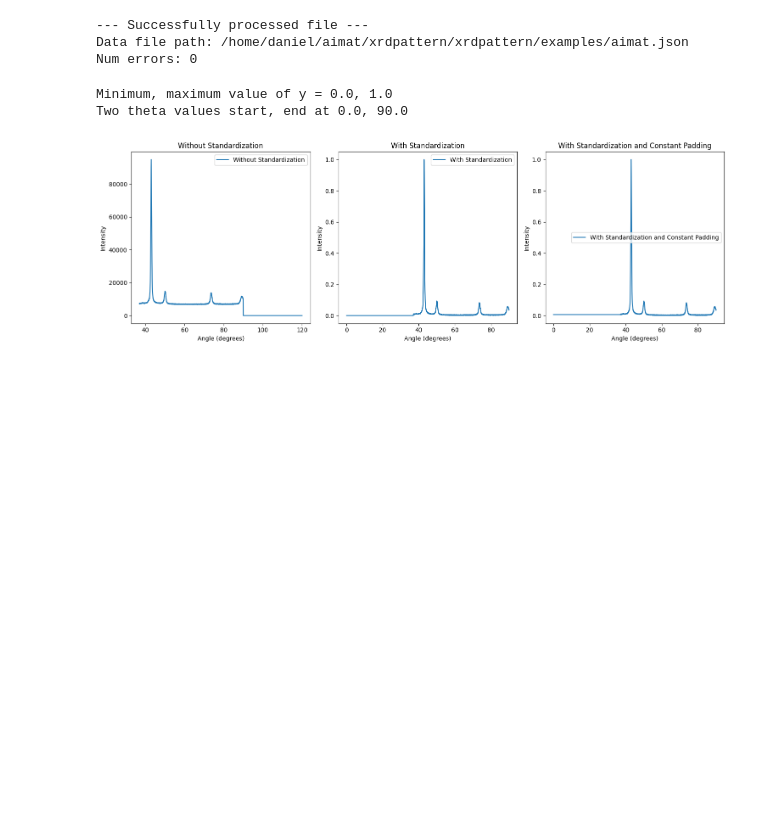
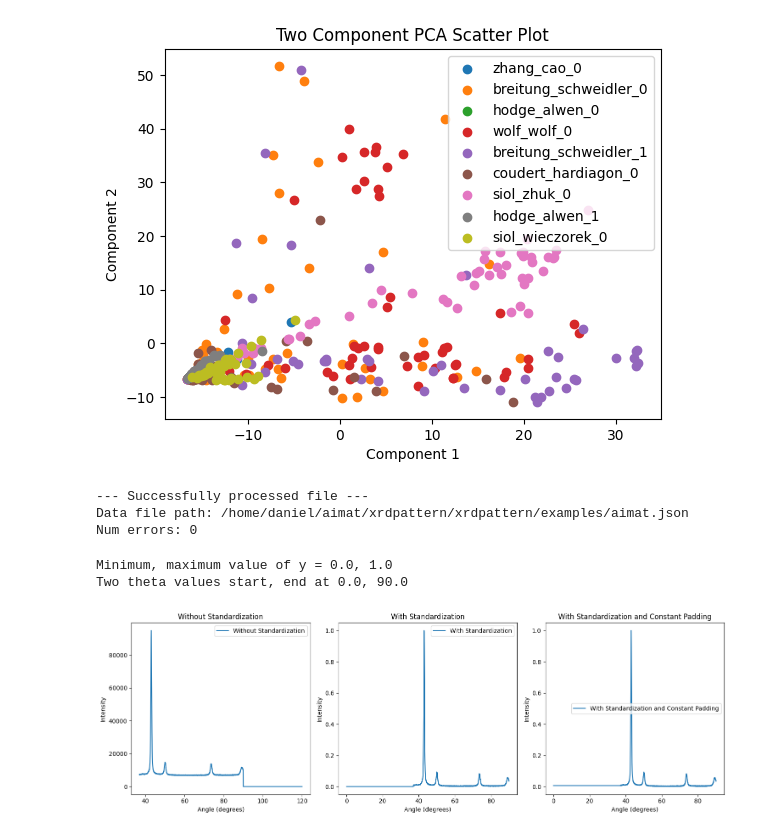
Before and after one commit to aimat-lab/opXRD, a Jupyter notebook: opxrd/usage.ipynb, the cells around one changed output. Cells and saved outputs as stored; diff of their text form; code cells hidden in the pictures; blank space fills up the shorter version.

```diff
--- a/opxrd/usage.ipynb
+++ b/opxrd/usage.ipynb
@@ -20,7 +20,7 @@ def plot_pattern_dbs(dbs : list[PatternDB]):
     combined_y_list = []
     for db in dbs:
         patterns = db.patterns
-        xy_list = [p.get_pattern_data() for p in patterns]
+        xy_list = [p.get_pattern_data(apply_constant_padding=True) for p in patterns]
         y_list = [y for x,y in xy_list]
         combined_y_list.extend(y_list)
 
@@ -47,6 +47,7 @@ def plot_pattern_dbs(dbs : list[PatternDB]):
 
     plt.show()
 
-#from opxrd import OpXRD
-#all_dbs = OpXRD.as_database_list(root_dirpath='/tmp/opxrd')
-#plot_pattern_dbs(dbs=all_dbs)
+from opxrd import OpXRD
+all_dbs = OpXRD.as_database_list(root_dirpath='/tmp/opxrd')
+plot_pattern_dbs(dbs=all_dbs)
+# %% [output]
@@ -53,3 +63,4 @@ def plot_pattern_dbs(dbs : list[PatternDB]):
+[figure, added]
 # %%
 # XrdPattern: Loading individual patterns
 
```
Also changed, not shown: parts of 1 cell of this notebook, 1 other file.
